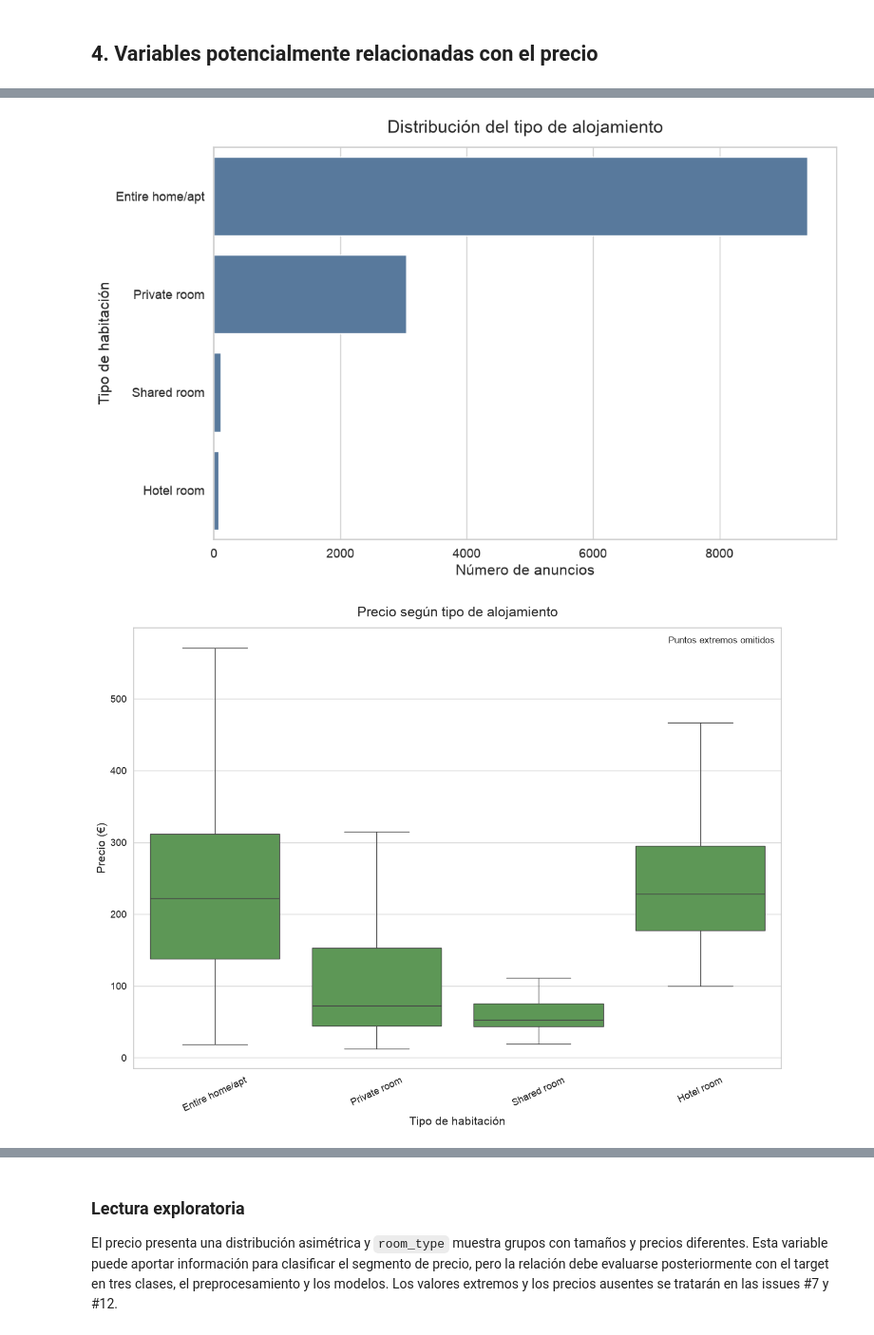
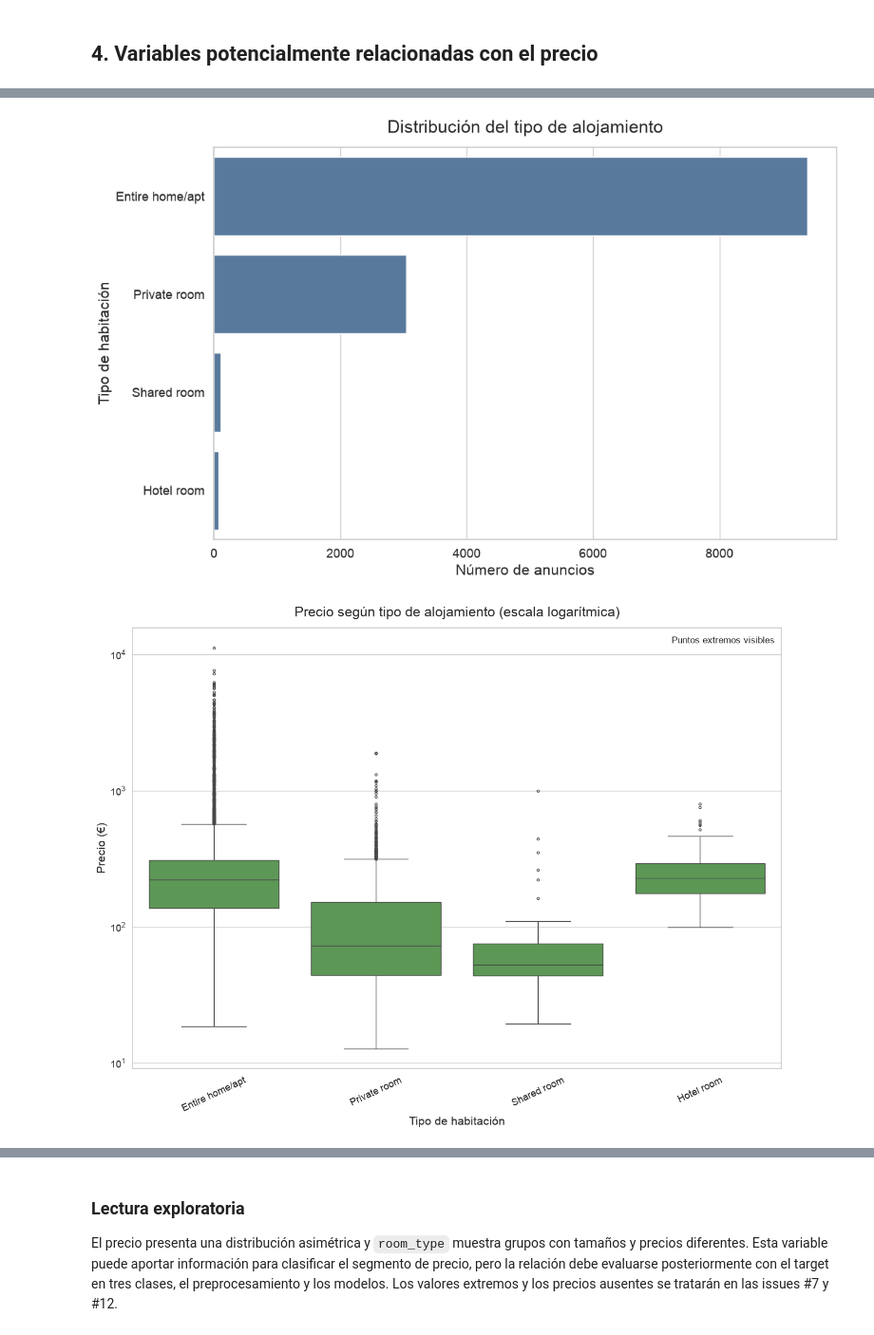
Before and after one commit to T6-P5-Classification/bcn-price-classifier, a Jupyter notebook: notebooks/01a_eda_initial.ipynb, the cells around one changed output, grey strips where cells are left out. Shown at 95% size. Cells and saved outputs as stored; diff of their text form; code cells hidden in the pictures.

Commit message:
fix: show price boxplot outliers

```diff
--- a/notebooks/01a_eda_initial.ipynb
+++ b/notebooks/01a_eda_initial.ipynb
@@ -185,37 +185,38 @@ ax_price.tick_params(axis="y", labelsize=13)
 fig_price.tight_layout()
 plt.show()
 
 room_order = room_price["room_type"].value_counts().index
 fig_room, ax_room = plt.subplots(figsize=(11, 7))
 sns.countplot(data=room_price, y="room_type", order=room_order, ax=ax_room, color="#4C78A8")
 ax_room.set_title("Distribución del tipo de alojamiento", fontsize=18, pad=15)
 ax_room.set_xlabel("Número de anuncios", fontsize=15)
 ax_room.set_ylabel("Tipo de habitación", fontsize=15)
 ax_room.tick_params(axis="both", labelsize=13)
 fig_room.tight_layout()
 plt.show()
 
 fig_box, ax_box = plt.subplots(figsize=(13, 10))
-sns.boxplot(data=room_price, x="room_type", y="price_numeric", order=room_order, ax=ax_box, color="#54A24B", showfliers=False)
-ax_box.set_title("Precio según tipo de alojamiento", fontsize=18, pad=15)
+sns.boxplot(data=room_price, x="room_type", y="price_numeric", order=room_order, ax=ax_box, color="#54A24B", showfliers=True, fliersize=3)
+ax_box.set_yscale("log")
+ax_box.set_title("Precio según tipo de alojamiento (escala logarítmica)", fontsize=18, pad=15)
 ax_box.set_xlabel("Tipo de habitación", fontsize=15)
 ax_box.set_ylabel("Precio (€)", fontsize=15)
 ax_box.tick_params(axis="x", rotation=25, labelsize=13)
 ax_box.tick_params(axis="y", labelsize=13)
-ax_box.text(0.99, 0.98, "Puntos extremos omitidos", transform=ax_box.transAxes, ha="right", va="top", fontsize=12)
+ax_box.text(0.99, 0.98, "Puntos extremos visibles", transform=ax_box.transAxes, ha="right", va="top", fontsize=12)
 fig_box.tight_layout()
 plt.show()
 
 display(
     room_price.groupby("room_type", observed=True)["price_numeric"]
     .agg(["count", "median", "mean", "min", "max"])
     .sort_values("median", ascending=False)
     .round(2)
 )
 # %% [output]
 [figure]
 [figure]
-[figure, old version]
+[figure, new version]
 |  | count | median | mean | min | max |
 | room_type |  |  |  |  |  |
 | Hotel room | 71 | 228.0 | 275.97 | 99.9 | 800.0 |
```
